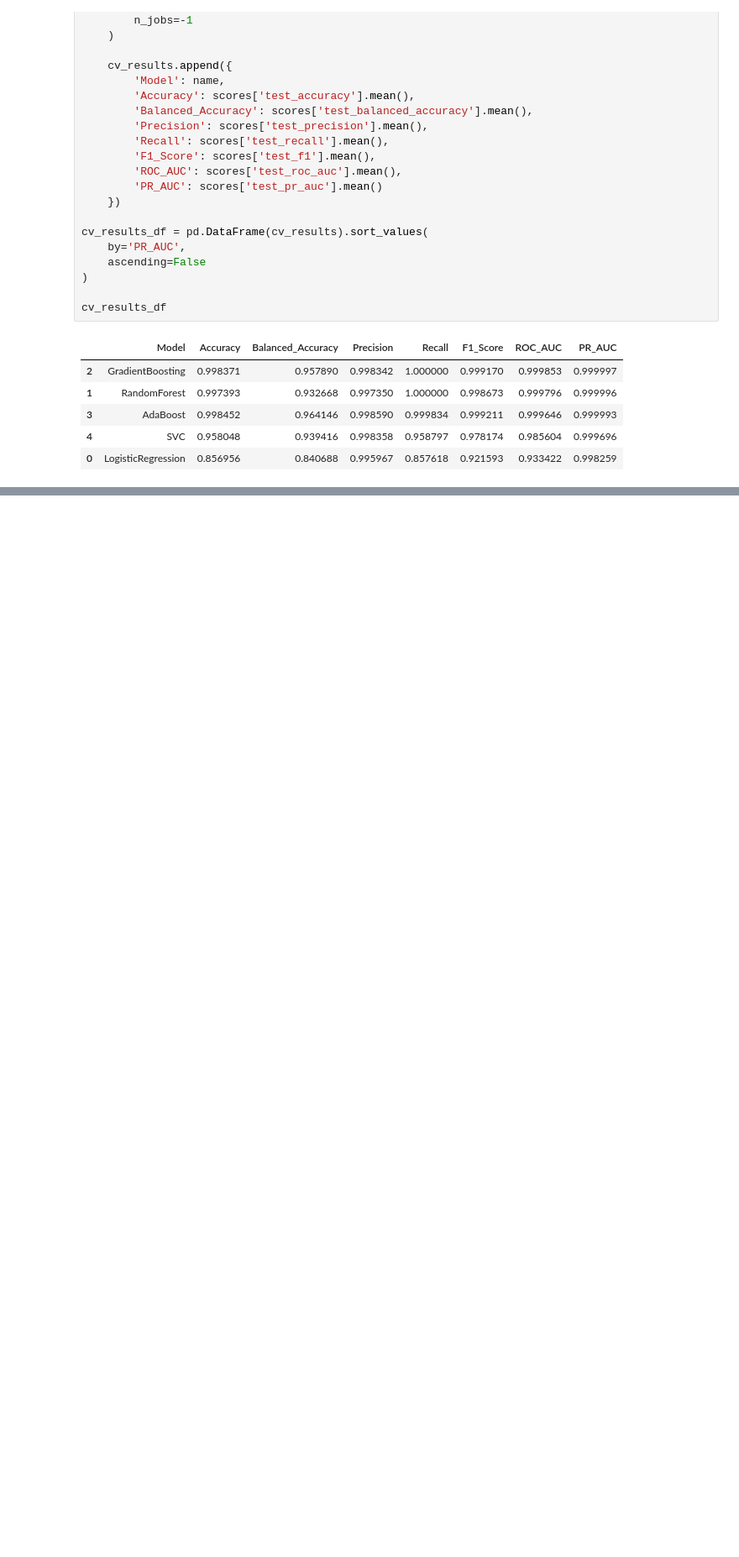
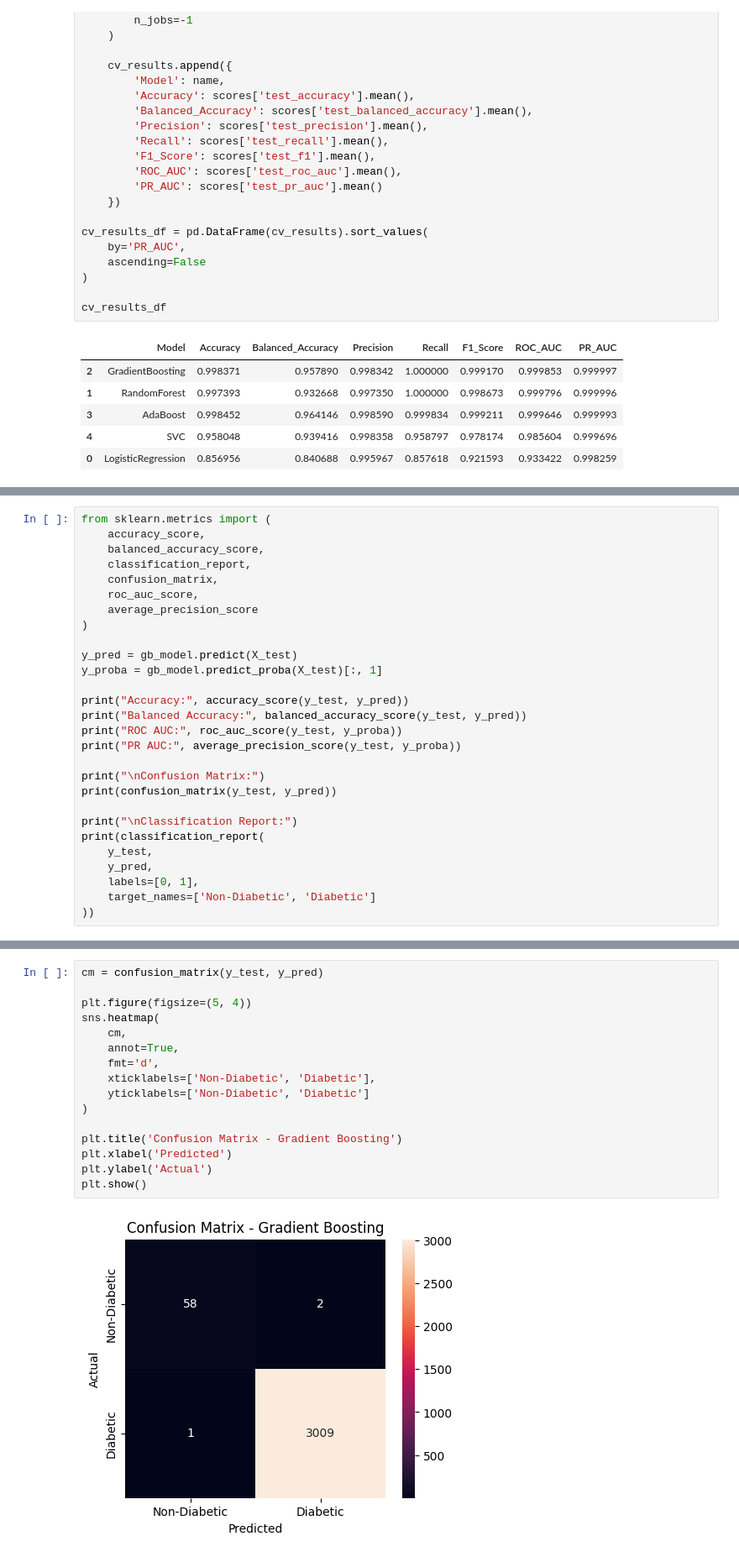
Before and after one commit to suyogkarki1/Diabetes-Detection-Using-Gradient-Boosting, a Jupyter notebook: blood_glucose.ipynb, the cells around one changed output, grey strips where cells are left out. Shown at 84% size. Cells and saved outputs as stored; diff of their text form; blank space fills up the shorter version.

Commit message:
Final model

```diff
--- a/blood_glucose.ipynb
+++ b/blood_glucose.ipynb
@@ -949,0 +981,28 @@ a="samart"
+# %%
+from sklearn.metrics import (
+    accuracy_score,
+    balanced_accuracy_score,
+    classification_report,
+    confusion_matrix,
+    roc_auc_score,
+    average_precision_score
+)
+
+y_pred = gb_model.predict(X_test)
+y_proba = gb_model.predict_proba(X_test)[:, 1]
+
+print("Accuracy:", accuracy_score(y_test, y_pred))
+print("Balanced Accuracy:", balanced_accuracy_score(y_test, y_pred))
+print("ROC AUC:", roc_auc_score(y_test, y_proba))
+print("PR AUC:", average_precision_score(y_test, y_proba))
+
+print("\nConfusion Matrix:")
+print(confusion_matrix(y_test, y_pred))
+
+print("\nClassification Report:")
+print(classification_report(
+    y_test,
+    y_pred,
+    labels=[0, 1],
+    target_names=['Non-Diabetic', 'Diabetic']
+))
@@ -949,0 +1028,18 @@ a="samart"
+# %%
+cm = confusion_matrix(y_test, y_pred)
+
+plt.figure(figsize=(5, 4))
+sns.heatmap(
+    cm,
+    annot=True,
+    fmt='d',
+    xticklabels=['Non-Diabetic', 'Diabetic'],
+    yticklabels=['Non-Diabetic', 'Diabetic']
+)
+
+plt.title('Confusion Matrix - Gradient Boosting')
+plt.xlabel('Predicted')
+plt.ylabel('Actual')
+plt.show()
+# %% [output]
+[figure, added]
```
Also changed, not shown: parts of 24 cells of this notebook.
